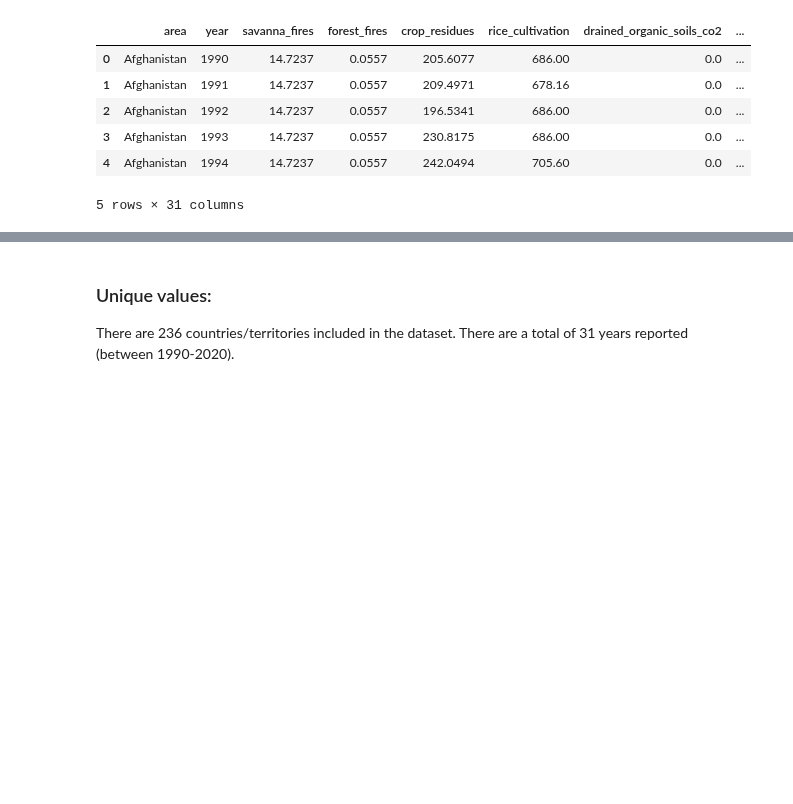
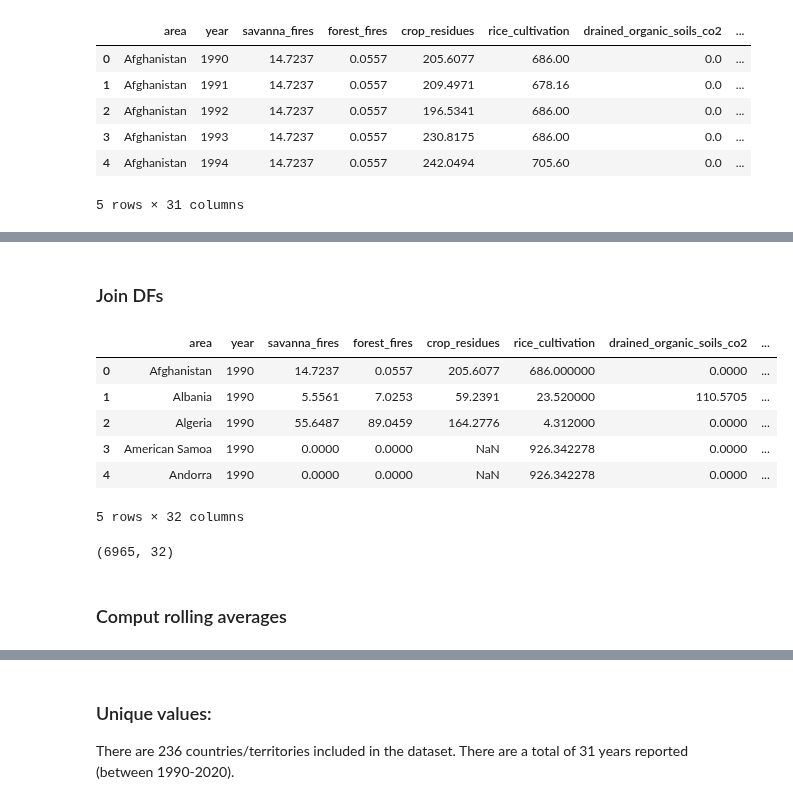
Before and after one commit to fayesimone/agriculture_emissions_prediction, a Jupyter notebook: EDA.ipynb, the cells around one changed output, grey strips where cells are left out. Drawn from its saved outputs; the diff is of its cells as text; code cells hidden in the pictures; blank space fills up the shorter version.

```diff
--- a/EDA.ipynb
+++ b/EDA.ipynb
@@ -33,0 +73,13 @@ ag_data.head()
+# %%
+ag_data['fires'] = ag_data['savanna_fires']+ag_data['forest_fires']+ag_data['fires_in_organic_soils']+ag_data['fires_in_humid_tropical_forests']
+ag_data['manure_mgmt'] = ag_data['manure_applied_to_soils']+ag_data['manure_left_on_pasture']+ag_data['manure_management']
+ag_data['food_systems'] = ag_data['food_processing']+ag_data['food_packaging']+ag_data['food_retail']+ag_data['food_transport']+ag_data['food_household_consumption']+ag_data['agrifood_systems_waste_disposal']
+ag_data['ippu_tot'] = ag_data['ippu']+ag_data['pesticides_manufacturing']+ag_data['fertilizers_manufacturing']
+ag_data['on_farm_energy_use'] = ag_data['on-farm_electricity_use'] + ag_data['on-farm_energy_use']
+# %%
+#Drop individual columns
+ag_data = ag_data.drop(['savanna_fires', 'forest_fires', 'fires_in_organic_soils', 'fires_in_humid_tropical_forests',
+                       'manure_applied_to_soils', 'manure_left_on_pasture', 'manure_management', 'food_processing',
+                       'food_packaging', 'food_retail', 'food_transport', 'food_household_consumption',
+                       'agrifood_systems_waste_disposal', 'ippu', 'pesticides_manufacturing', 'fertilizers_manufacturing',
+                       'on-farm_electricity_use', 'on-farm_energy_use'], axis=1)
@@ -33,0 +154,2 @@ ag_data.head()
+# %% [markdown]
+### Join DFs
@@ -33,0 +158,16 @@ ag_data.head()
+# %%
+ag_data.head()
+# %% [output]
+|  | area | year | savanna_fires | forest_fires | crop_residues | rice_cultivation | drained_organic_soils_co2 | ... |
+| 0 | Afghanistan | 1990 | 14.7237 | 0.0557 | 205.6077 | 686.000000 | 0.0000 | ... |
+| 1 | Albania | 1990 | 5.5561 | 7.0253 | 59.2391 | 23.520000 | 110.5705 | ... |
+| 2 | Algeria | 1990 | 55.6487 | 89.0459 | 164.2776 | 4.312000 | 0.0000 | ... |
+| 3 | American Samoa | 1990 | 0.0000 | 0.0000 | NaN | 926.342278 | 0.0000 | ... |
+| 4 | Andorra | 1990 | 0.0000 | 0.0000 | NaN | 926.342278 | 0.0000 | ... |
+5 rows × 32 columns
+# %%
+ag_data.shape
+# %% [output]
+(6965, 32)
+# %% [markdown]
+### Comput rolling averages
```
Also changed, not shown: parts of 27 cells of this notebook.
